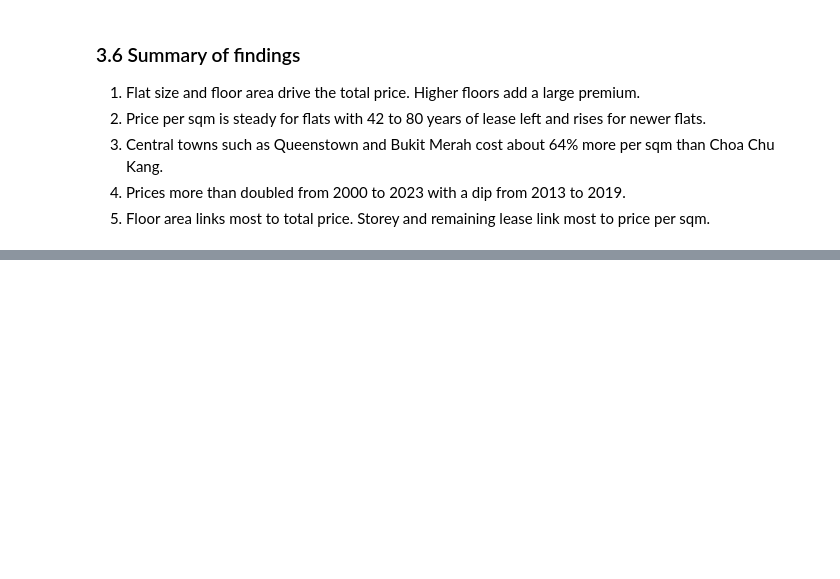
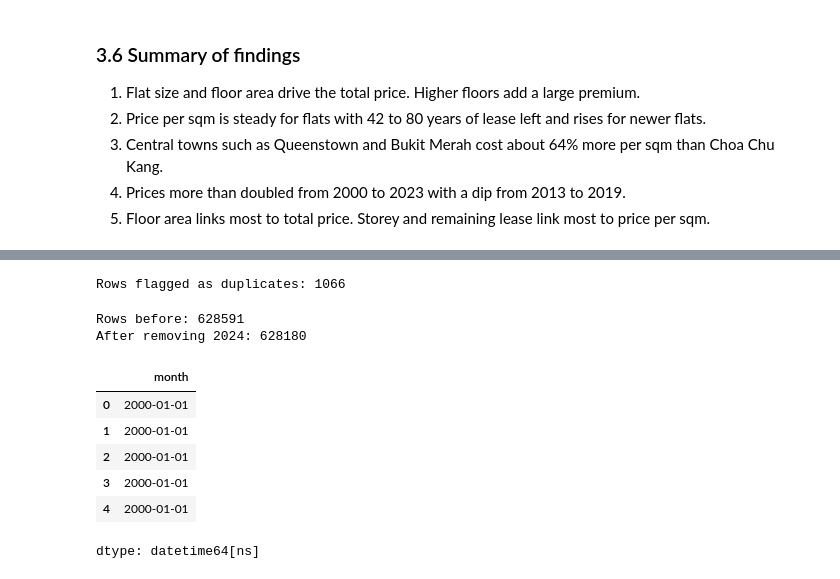
Before and after one commit to antonytfchoi-glitch/capstone-project, a Jupyter notebook: hdb.ipynb, the cells around one changed output, grey strips where cells are left out. Saved outputs shown, nothing was run; the diff lists cells and outputs as text; code cells hidden in the pictures; blank space fills up the shorter version.

```diff
--- a/hdb.ipynb
+++ b/hdb.ipynb
@@ -456,0 +460,24 @@ plt.show()
+# %%
+df_cleaned = df.copy()
+df_cleaned['is_dup'] = df_cleaned.duplicated().astype(int)
+print('Rows flagged as duplicates:', df_cleaned['is_dup'].sum())
+# %% [output]
+Rows flagged as duplicates: 1066
+# %%
+print('Rows before:', len(df_cleaned))
+df_cleaned = df_cleaned[df_cleaned['year'] <= 2023]
+print('After removing 2024:', len(df_cleaned))
+# %% [output]
+Rows before: 628591
+After removing 2024: 628180
+# %%
+df_cleaned['month'] = pd.to_datetime(df_cleaned['month'], format='%Y-%m')
+df_cleaned['month'].head()
+# %% [output]
+|  | month |
+| 0 | 2000-01-01 |
+| 1 | 2000-01-01 |
+| 2 | 2000-01-01 |
+| 3 | 2000-01-01 |
+| 4 | 2000-01-01 |
+dtype: datetime64[ns]
```
Also changed, not shown: parts of 4 cells of this notebook.
